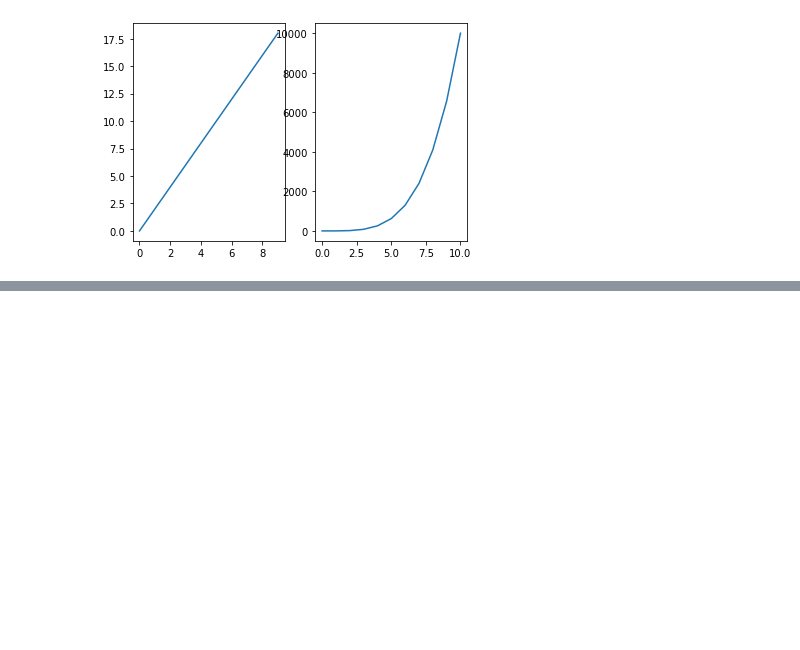
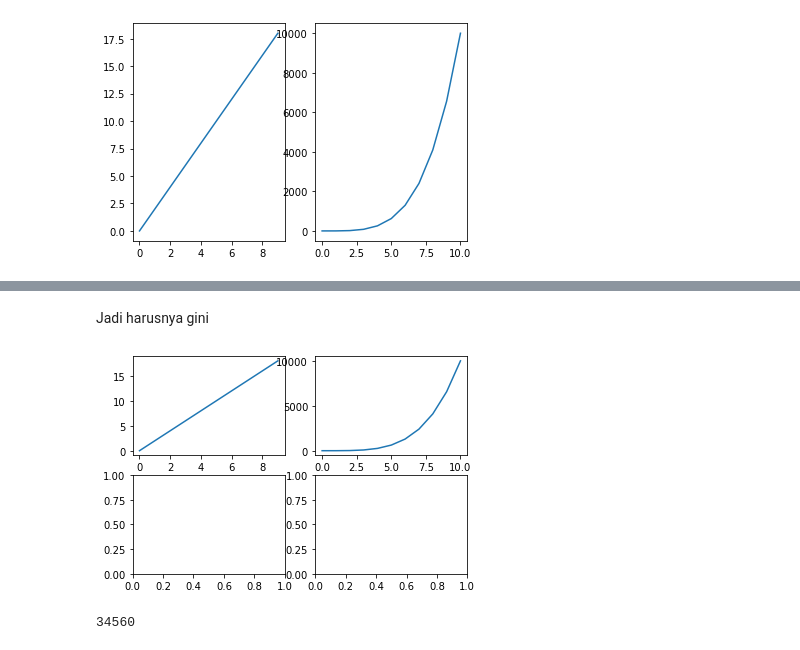
Before and after one commit to calvinlinardy/My-Python-Learning, a Jupyter notebook: Jupyter Notebook/Udemy Study/Machine Learning/Matplotlib/Matplotlib SubPlots.ipynb, the cells around one changed output, grey strips where cells are left out. Drawn from its saved outputs; the diff is of its cells as text; code cells hidden in the pictures; blank space fills up the shorter version.

```diff
--- a/Jupyter Notebook/Udemy Study/Machine Learning/Matplotlib/Matplotlib SubPlots.ipynb
+++ b/Jupyter Notebook/Udemy Study/Machine Learning/Matplotlib/Matplotlib SubPlots.ipynb
@@ -75,0 +97,13 @@ axes[1].plot(a,b);
+# %% [markdown]
+Jadi harusnya gini
+# %%
+fig,axes = plt.subplots(nrows=2,ncols=2)
+
+axes[0][0].plot(x,y)
+axes[0][1].plot(a,b);
+# %% [output]
+[figure, added]
+# %%
+15 * 3**2 * (-4)**4
+# %% [output]
+34560
```
Also changed, not shown: parts of 5 cells of this notebook.
